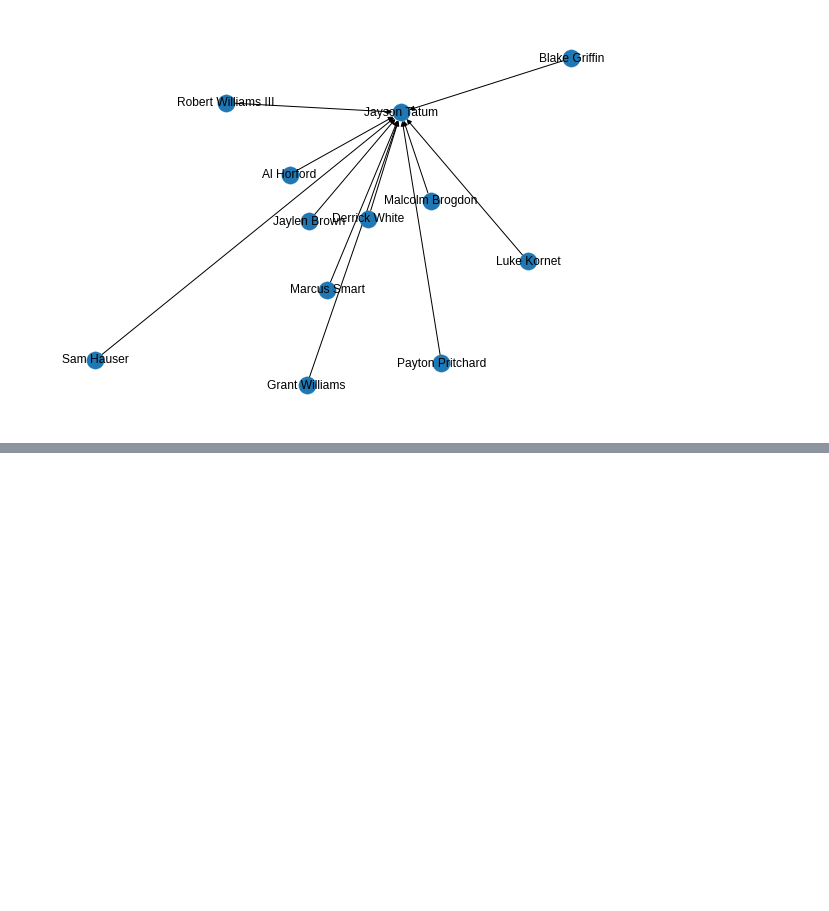
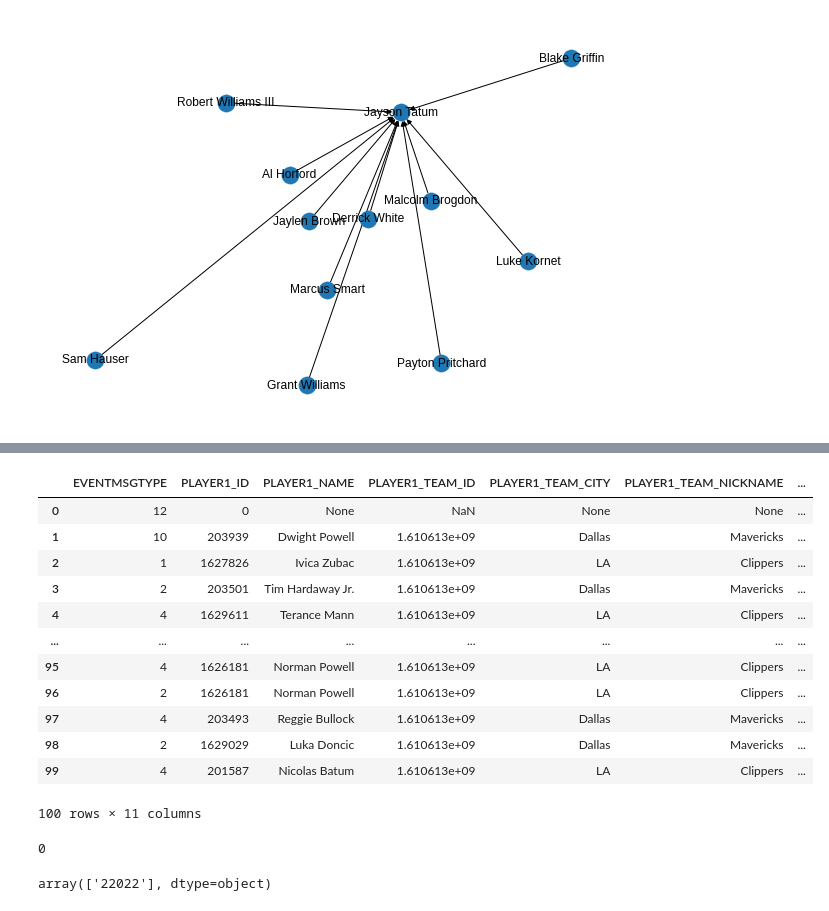
Before and after one commit to Saffian-Asghar/NBA_Network_Analysis, a Jupyter notebook: Notebooks/Qualitative_Network_Analysis.ipynb, the cells around one changed output, grey strips where cells are left out. Cells and saved outputs as stored; diff of their text form; code cells hidden in the pictures; blank space fills up the shorter version.

```diff
--- a/Notebooks/Qualitative_Network_Analysis.ipynb
+++ b/Notebooks/Qualitative_Network_Analysis.ipynb
@@ -441,0 +461,4 @@ nx.draw(G, with_labels=True)
+# %%
+# Get Lebron James' player ID
+Curry = players.find_players_by_full_name("Luka Doncic")[0]
+Curry_id = Curry["id"]
@@ -441,0 +473,6 @@ nx.draw(G, with_labels=True)
+# %%
+# Get Lebron James' game logs for a given season
+game_logs = playergamelog.PlayerGameLog(player_id=Curry_id).get_data_frames()
+game_logs = game_logs[0]
+game_ids = game_logs.Game_ID.unique()
+game_logs.head()
@@ -441,0 +487,14 @@ nx.draw(G, with_labels=True)
+# %%
+# Get the play-by-play data for all games Lebron James played in
+plays = pd.DataFrame()
+for game in game_ids:
+    # try:
+        play_by_play = playbyplayv2.PlayByPlayV2(game_id=game)
+        play = play_by_play.get_data_frames()[0]
+        plays = plays.append(play)
+        print(f"Shape : {plays.shape}")
+
+    # except:
+    #     print(f"Failed for {game}")
+
+plays.head()
@@ -441,0 +529,18 @@ nx.draw(G, with_labels=True)
+# %%
+plays[['EVENTMSGTYPE','PLAYER1_ID', 'PLAYER1_NAME', 'PLAYER1_TEAM_ID', 'PLAYER1_TEAM_CITY',
+       'PLAYER1_TEAM_NICKNAME', 'PLAYER1_TEAM_ABBREVIATION', 'PERSON2TYPE',
+       'PLAYER2_ID', 'PLAYER2_NAME', 'PLAYER2_TEAM_ID']].head(100)
+# %% [output]
+|  | EVENTMSGTYPE | PLAYER1_ID | PLAYER1_NAME | PLAYER1_TEAM_ID | PLAYER1_TEAM_CITY | PLAYER1_TEAM_NICKNAME | ... |
+| 0 | 12 | 0 | None | NaN | None | None | ... |
+| 1 | 10 | 203939 | Dwight Powell | 1.610613e+09 | Dallas | Mavericks | ... |
+| 2 | 1 | 1627826 | Ivica Zubac | 1.610613e+09 | LA | Clippers | ... |
+| 3 | 2 | 203501 | Tim Hardaway Jr. | 1.610613e+09 | Dallas | Mavericks | ... |
+| 4 | 4 | 1629611 | Terance Mann | 1.610613e+09 | LA | Clippers | ... |
+| ... | ... | ... | ... | ... | ... | ... | ... |
+| 95 | 4 | 1626181 | Norman Powell | 1.610613e+09 | LA | Clippers | ... |
+| 96 | 2 | 1626181 | Norman Powell | 1.610613e+09 | LA | Clippers | ... |
+| 97 | 4 | 203493 | Reggie Bullock | 1.610613e+09 | Dallas | Mavericks | ... |
+| 98 | 2 | 1629029 | Luka Doncic | 1.610613e+09 | Dallas | Mavericks | ... |
+| 99 | 4 | 201587 | Nicolas Batum | 1.610613e+09 | LA | Clippers | ... |
+100 rows × 11 columns
@@ -441,0 +606,8 @@ nx.draw(G, with_labels=True)
+# %%
+len(list(set(lakers_games_with_lebron) & set(lakers_games_without_lebron)))
+# %% [output]
+0
+# %%
+logs['SEASON_ID'].unique()
+# %% [output]
+array(['22022'], dtype=object)
```
Also changed, not shown: parts of 20 cells of this notebook, 8 other files.
